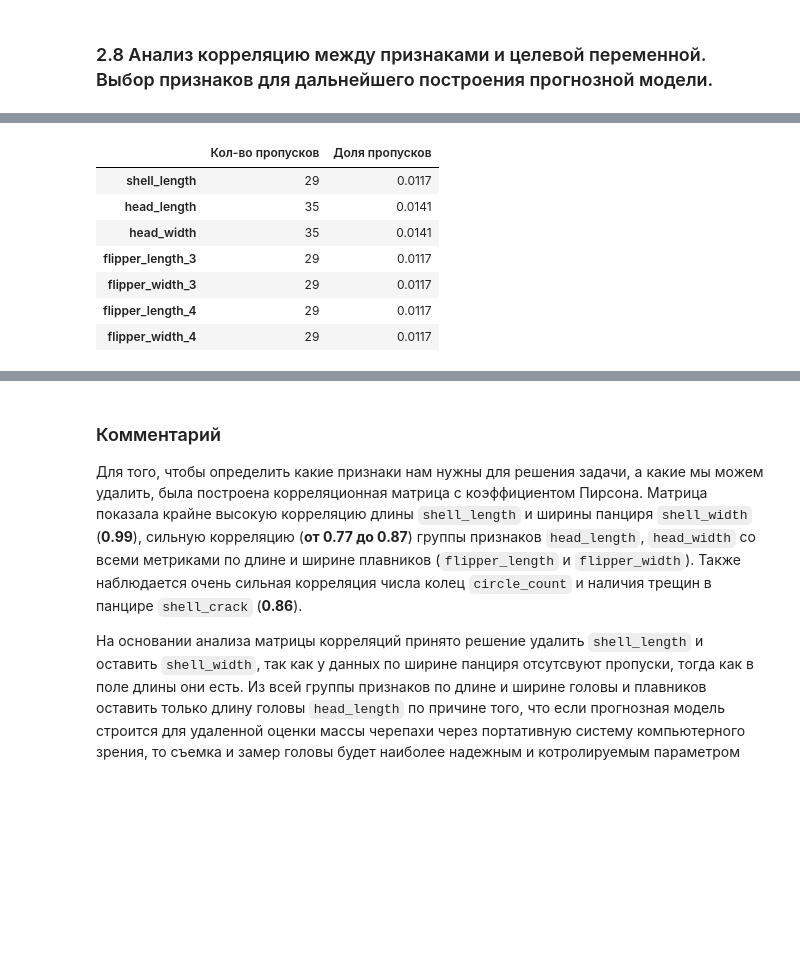
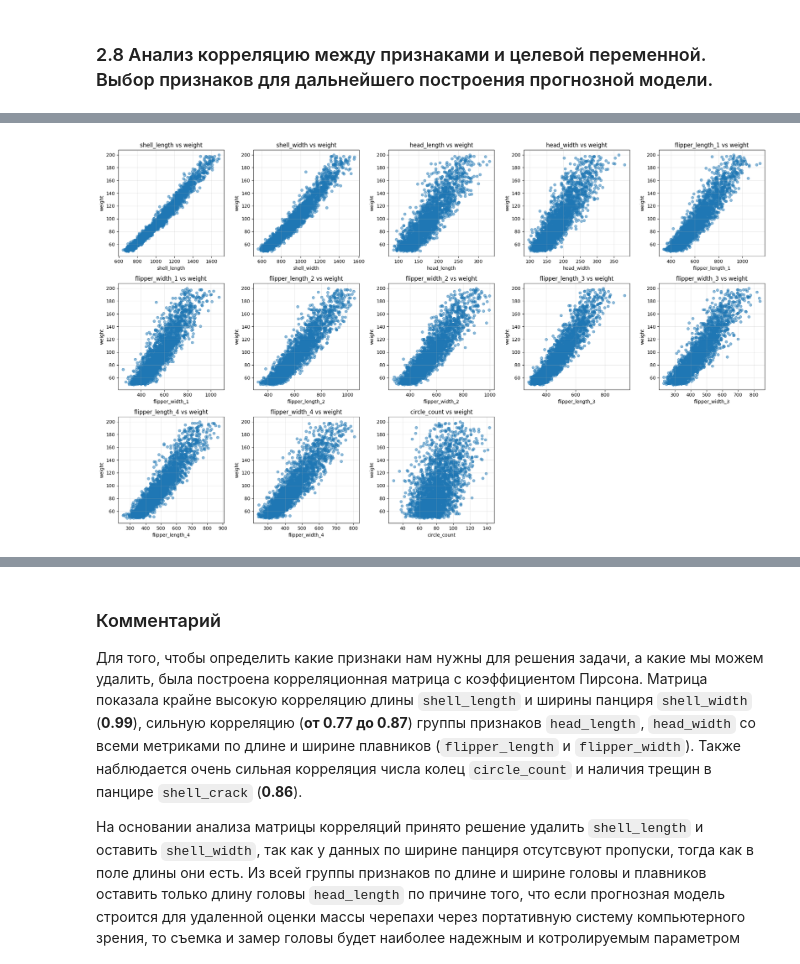
Before and after one commit to TemaQDX/project_turtle, a Jupyter notebook: project_turtle_sprint_10_Artem_Burov.ipynb, the cells around one changed output, grey strips where cells are left out. Saved outputs shown, nothing was run; the diff lists cells and outputs as text; code cells hidden in the pictures; blank space fills up the shorter version.

```diff
--- a/project_turtle_sprint_10_Artem_Burov.ipynb
+++ b/project_turtle_sprint_10_Artem_Burov.ipynb
@@ -522,11 +521,36 @@ df_chelodia_mydas.corr(method='pearson').style.background_gradient(cmap='coolwar
-# %%
-show_missing_stats(df_chelodia_mydas)
-# %% [output]
-|  | Кол-во пропусков | Доля пропусков |
-| shell_length | 29 | 0.0117 |
-| head_length | 35 | 0.0141 |
-| head_width | 35 | 0.0141 |
-| flipper_length_3 | 29 | 0.0117 |
-| flipper_width_3 | 29 | 0.0117 |
-| flipper_length_4 | 29 | 0.0117 |
-| flipper_width_4 | 29 | 0.0117 |
+# %%
+target_variable = df_chelodia_mydas.columns[-1]
+feature_columns = df_chelodia_mydas.columns[:-1]
+
+# Определяем размер сетки (3x5)
+n_rows = 3
+n_cols = 5
+
+# Создаем основную фигуру с субплотами
+fig = plt.figure(figsize=(20, 12))
+
+# Проходим по всем признакам
+for idx, feature in enumerate(feature_columns):
+    if idx >= n_rows * n_cols:  # Ограничиваем количество графиков
+        break
+
+    # Создаем субплот
+    ax = fig.add_subplot(n_rows, n_cols, idx + 1)
+
+    # Основной scatter plot
+    ax.scatter(df_chelodia_mydas[feature], df_chelodia_mydas[target_variable], alpha=0.5, s=30)
+
+    # Настройки внешнего вида
+    ax.set_xlabel(feature, fontsize=10)
+    ax.set_ylabel(target_variable, fontsize=10)
+    ax.set_title(f'{feature} vs {target_variable}', fontsize=12)
+    ax.grid(True, alpha=0.3)
+
+    # Добавляем гистограммы по краям (упрощенный вариант jointplot)
+    # Для полноценных маргинальных гистограмм потребуется создание дополнительных осей
+
+# Настройка отступов между графиками
+plt.tight_layout()
+plt.show()
+# %% [output]
+[figure, added]
```
Also changed, not shown: parts of 5 cells of this notebook.
